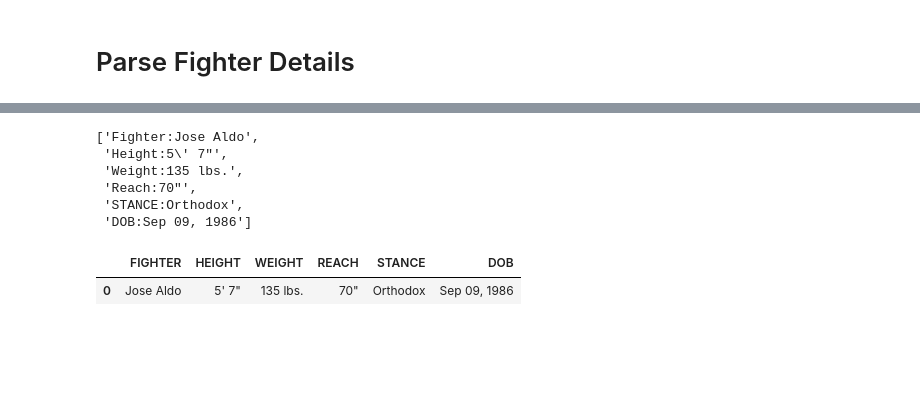
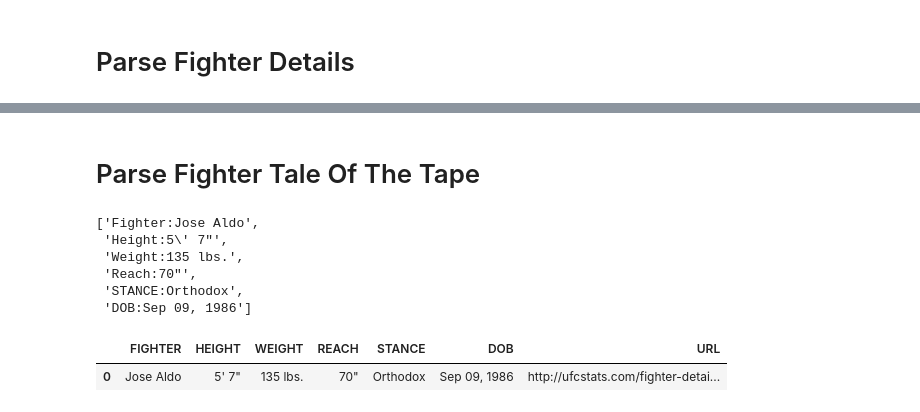
Before and after one commit to Greco1899/scrape_ufc_stats, a Jupyter notebook: scrape_ufc_stats_working_example.ipynb, the cells around one changed output, grey strips where cells are left out. Cells and saved outputs as stored; diff of their text form; code cells hidden in the pictures; blank space fills up the shorter version.

Commit message:
Version 1.1
Added scraping of fighter details and tale of the tape.

```diff
--- a/scrape_ufc_stats_working_example.ipynb
+++ b/scrape_ufc_stats_working_example.ipynb
@@ -275,3 +305,5 @@ display(fight_stats)
+# %% [markdown]
+# Parse Fighter Tale Of The Tape
 # %%
 # define url to parse
 url = 'http://ufcstats.com/fighter-details/93fe7332d16c6ad9' # '--' and '' present
@@ -294,13 +327,14 @@ fighter_tott
  'STANCE:Orthodox',
  'DOB:Sep 09, 1986']
 # %%
-## ADD URL
-# define tale of the tape column names
-fighter_tott_column_names = ['FIGHTER', 'HEIGHT', 'WEIGHT', 'REACH', 'STANCE', 'DOB']
+# create empty df to store fighters' tale of the tape
+all_fighter_tott_df = pd.DataFrame(columns=config['fighter_tott_column_names'])
+
 # organise fighter tale of the tape
-fighter_tott_df = LIB.organise_fighter_tott(fighter_tott, fighter_tott_column_names, url)
+fighter_tott_df = LIB.organise_fighter_tott(fighter_tott, config['fighter_tott_column_names'], url)
+
 # show fighter tale of the tape
-fighter_tott_df
+display(fighter_tott_df)
 # %% [output]
-|  | FIGHTER | HEIGHT | WEIGHT | REACH | STANCE | DOB |
-| 0 | Jose Aldo | 5' 7" | 135 lbs. | 70" | Orthodox | Sep 09, 1986 |
+|  | FIGHTER | HEIGHT | WEIGHT | REACH | STANCE | DOB | URL |
+| 0 | Jose Aldo | 5' 7" | 135 lbs. | 70" | Orthodox | Sep 09, 1986 | http://ufcstats.com/fighter-detai... |
```
Also changed, not shown: parts of 5 cells of this notebook, 8 other files.
